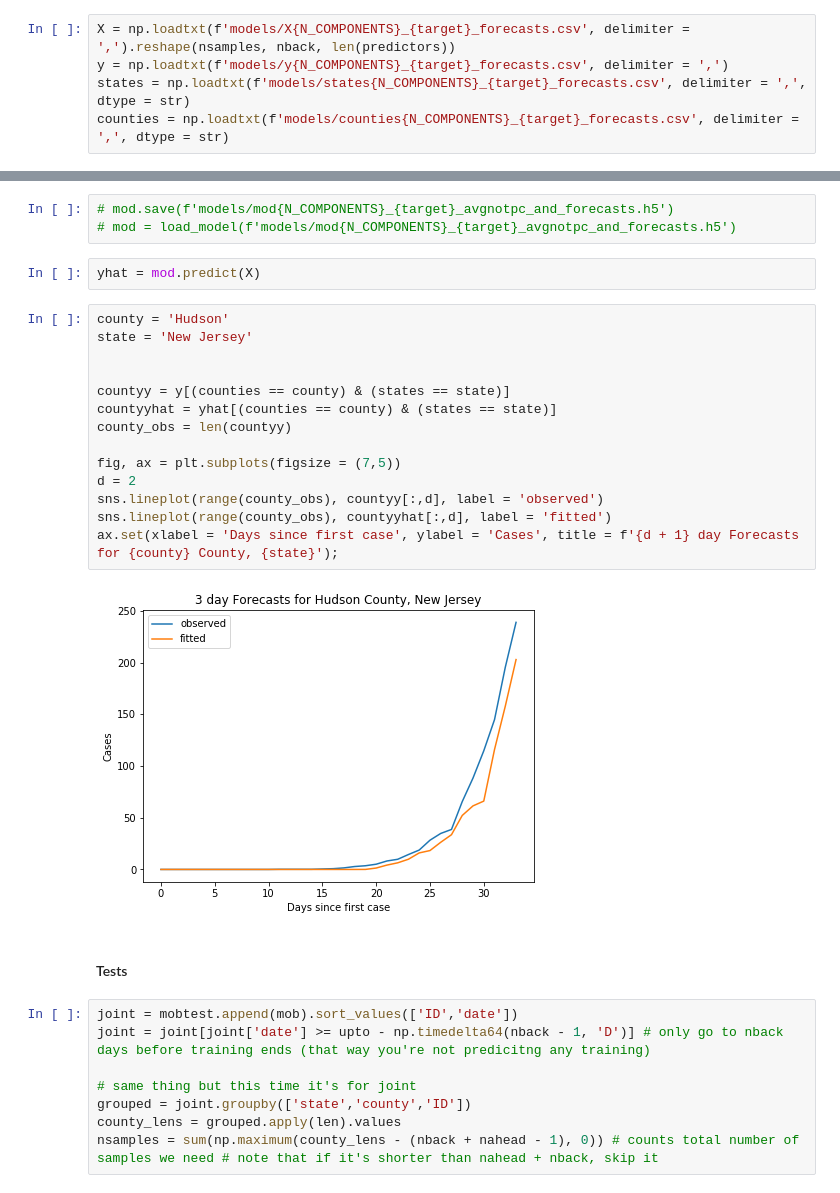
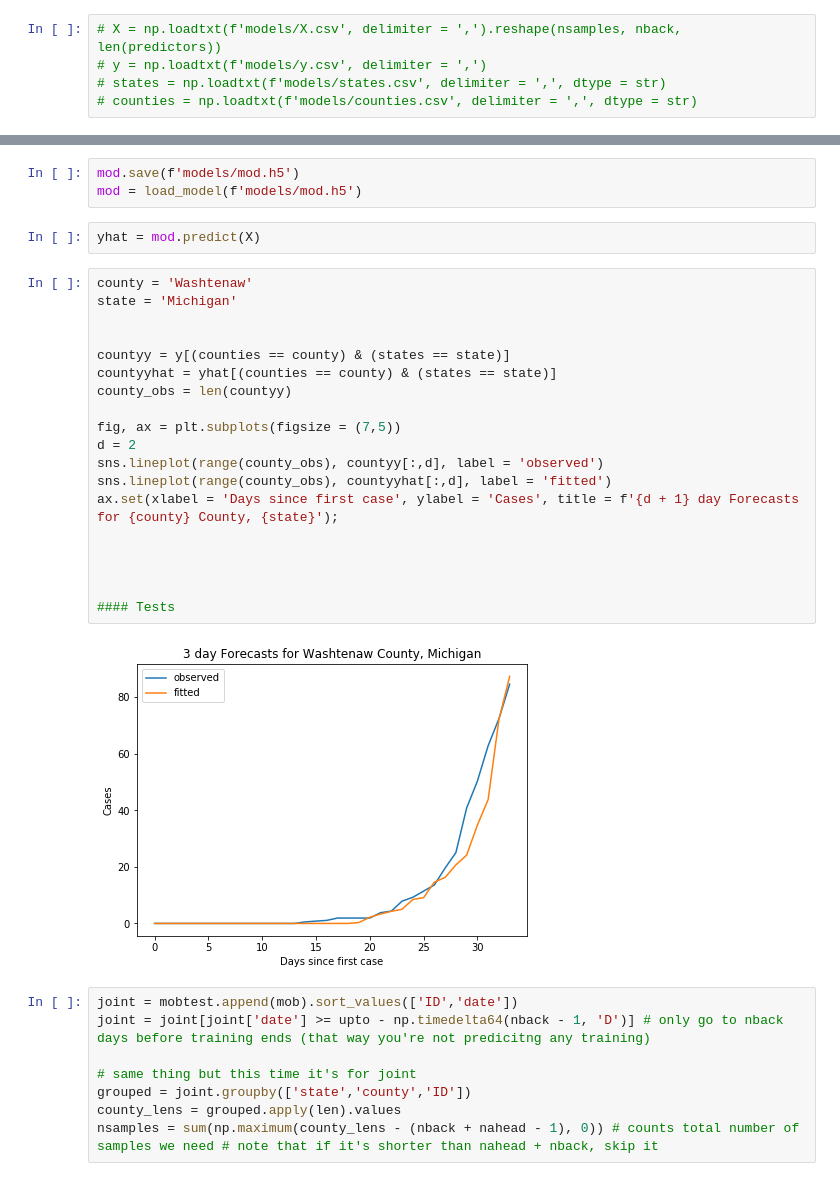
Before and after one commit to dafriedman97/COVID19_forecasts, a Jupyter notebook: forecasts.ipynb, the cells around one changed output, grey strips where cells are left out. Saved outputs shown, nothing was run; the diff lists cells and outputs as text.

Commit message:
updated forecasts with no PCA

```diff
--- a/forecasts.ipynb
+++ b/forecasts.ipynb
@@ -196,8 +168,8 @@ nsamples = sum(np.maximum(county_lens - (nback + nahead - 1), 0)) # counts total
 # %%
-X = np.loadtxt(f'models/X{N_COMPONENTS}_{target}_forecasts.csv', delimiter = ',').reshape(nsamples, nback, len(predictors))
-y = np.loadtxt(f'models/y{N_COMPONENTS}_{target}_forecasts.csv', delimiter = ',')
-states = np.loadtxt(f'models/states{N_COMPONENTS}_{target}_forecasts.csv', delimiter = ',', dtype = str)
-counties = np.loadtxt(f'models/counties{N_COMPONENTS}_{target}_forecasts.csv', delimiter = ',', dtype = str)
+# X = np.loadtxt(f'models/X.csv', delimiter = ',').reshape(nsamples, nback, len(predictors))
+# y = np.loadtxt(f'models/y.csv', delimiter = ',')
+# states = np.loadtxt(f'models/states.csv', delimiter = ',', dtype = str)
+# counties = np.loadtxt(f'models/counties.csv', delimiter = ',', dtype = str)
 # %%
 nunits = 500
 interunits = 100
@@ -270,26 +243,29 @@ sns.lineplot(range(len(history.history['val_loss'])), history.history['val_loss'
 # %%
-# mod.save(f'models/mod{N_COMPONENTS}_{target}_avgnotpc_and_forecasts.h5')
-# mod = load_model(f'models/mod{N_COMPONENTS}_{target}_avgnotpc_and_forecasts.h5')
+mod.save(f'models/mod.h5')
+mod = load_model(f'models/mod.h5')
 # %%
 yhat = mod.predict(X)
 # %%
-county = 'Hudson'
-state = 'New Jersey'
+county = 'Washtenaw'
+state = 'Michigan'
 
 
 countyy = y[(counties == county) & (states == state)]
 countyyhat = yhat[(counties == county) & (states == state)]
 county_obs = len(countyy)
 
 fig, ax = plt.subplots(figsize = (7,5))
 d = 2
 sns.lineplot(range(county_obs), countyy[:,d], label = 'observed')
 sns.lineplot(range(county_obs), countyyhat[:,d], label = 'fitted')
 ax.set(xlabel = 'Days since first case', ylabel = 'Cases', title = f'{d + 1} day Forecasts for {county} County, {state}');
+
+
+
+
+#### Tests
 # %% [output]
-[figure, old version]
+[figure, new version]
-# %% [markdown]
-#### Tests
 # %%
 joint = mobtest.append(mob).sort_values(['ID','date'])
 joint = joint[joint['date'] >= upto - np.timedelta64(nback - 1, 'D')] # only go to nback days before training ends (that way you're not predicitng any training)
```
Also changed, not shown: parts of 17 cells of this notebook, 19 other files.
